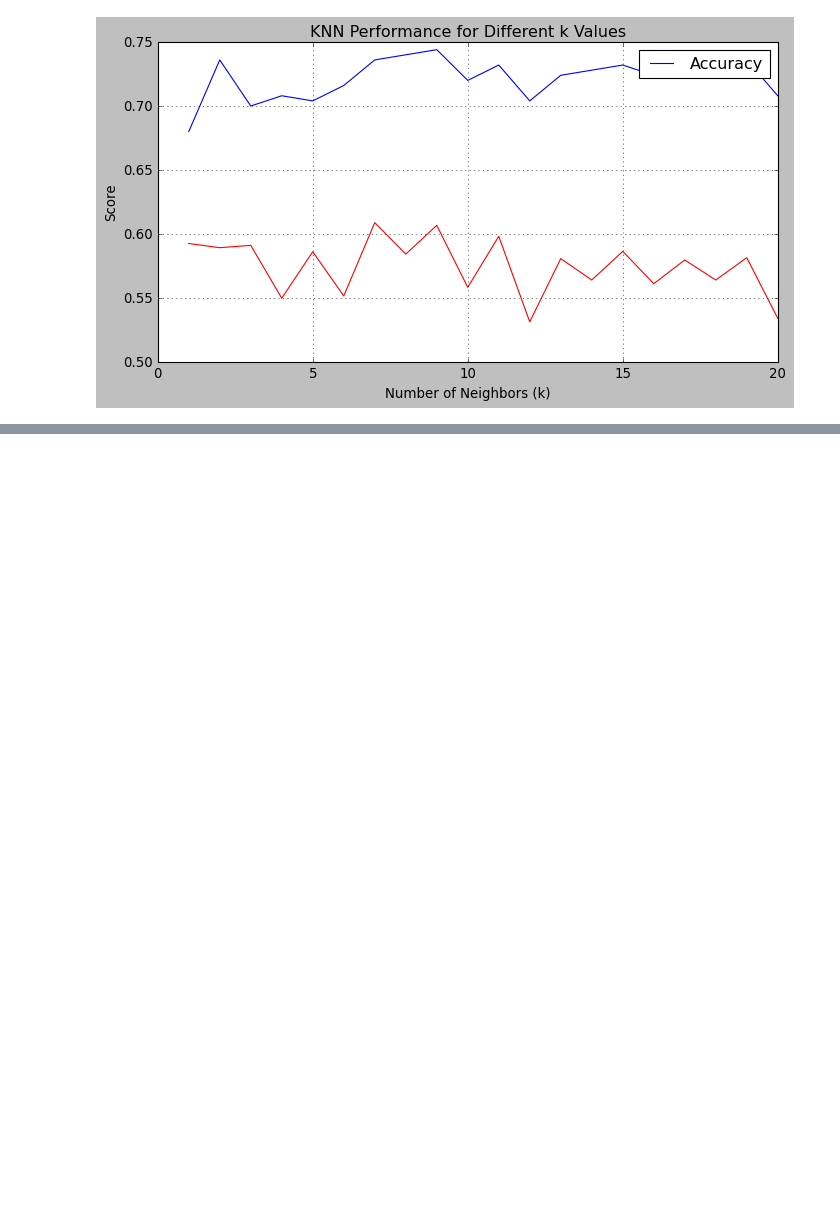
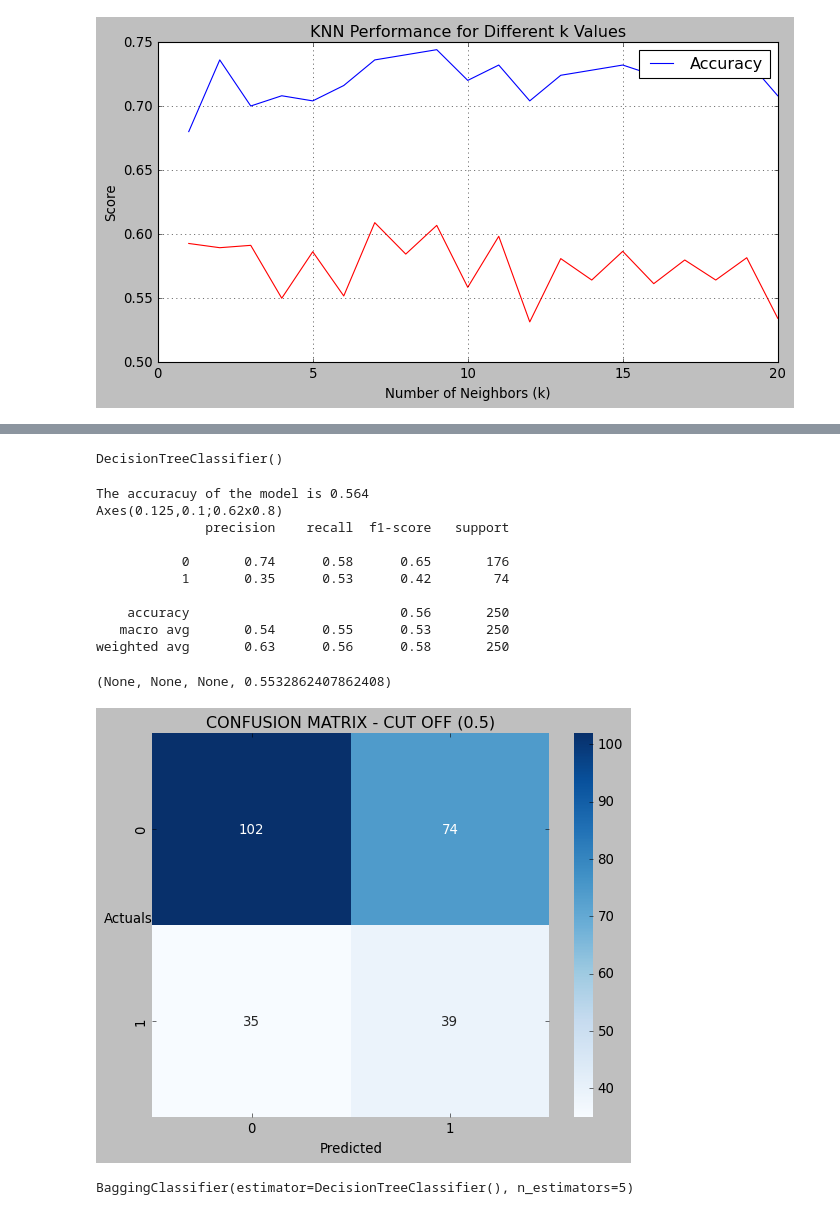
Before and after one commit to HitenDewangan/DataScience-AIML, a Jupyter notebook: Machine Learning/DecisionTree.ipynb, the cells around one changed output, grey strips where cells are left out. Drawn from its saved outputs; the diff is of its cells as text; code cells hidden in the pictures; blank space fills up the shorter version.

```diff
--- a/Machine Learning/DecisionTree.ipynb
+++ b/Machine Learning/DecisionTree.ipynb
@@ -1183,0 +1322,23 @@ k=20: Accuracy=0.7080, Recall=0.5342
+# %%
+dt_model.fit(X_train_under, y_train_under)
+# %% [output]
+DecisionTreeClassifier()
+# %%
+evaluate_test_model(dt_model)
+# %% [output]
+The accuracuy of the model is 0.564
+Axes(0.125,0.1;0.62x0.8)
+              precision    recall  f1-score   support
+
+           0       0.74      0.58      0.65       176
+           1       0.35      0.53      0.42        74
+
+    accuracy                           0.56       250
+   macro avg       0.54      0.55      0.53       250
+weighted avg       0.63      0.56      0.58       250
+(None, None, None, 0.5532862407862408)
+[figure, added]
+# %%
+bgcl.fit(X_train_under, y_train_under)
+# %% [output]
+BaggingClassifier(estimator=DecisionTreeClassifier(), n_estimators=5)
```
Also changed, not shown: parts of 32 cells of this notebook, 8 other files.
